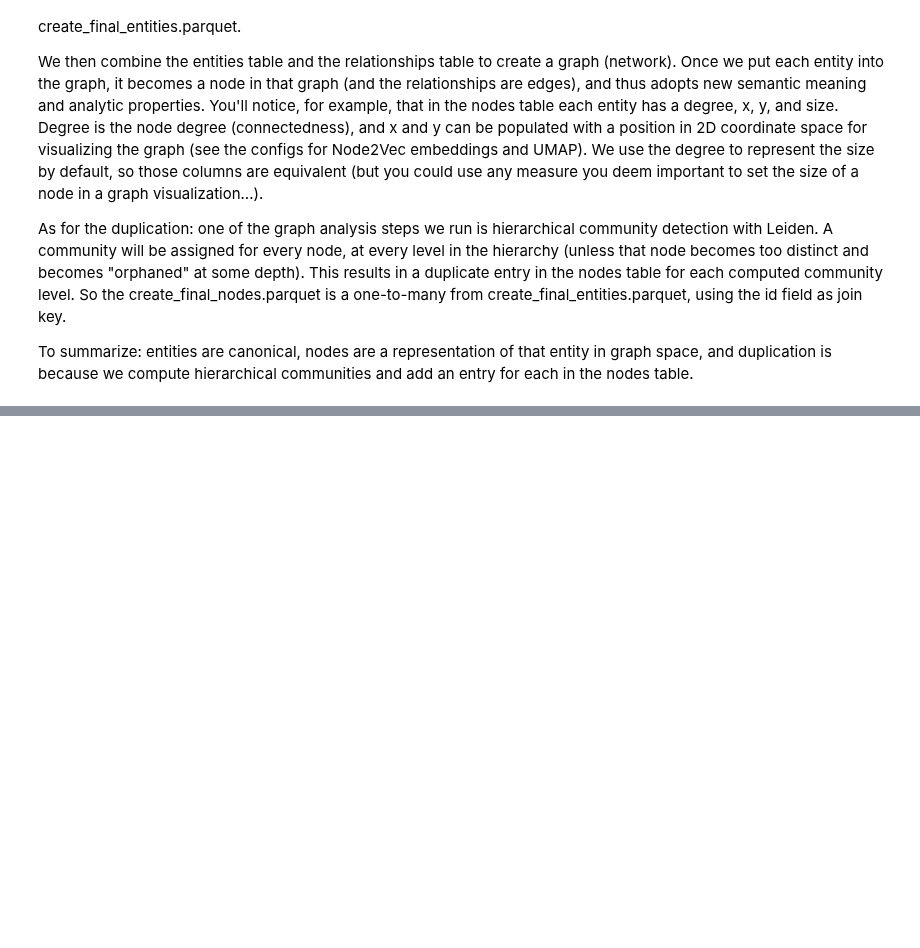
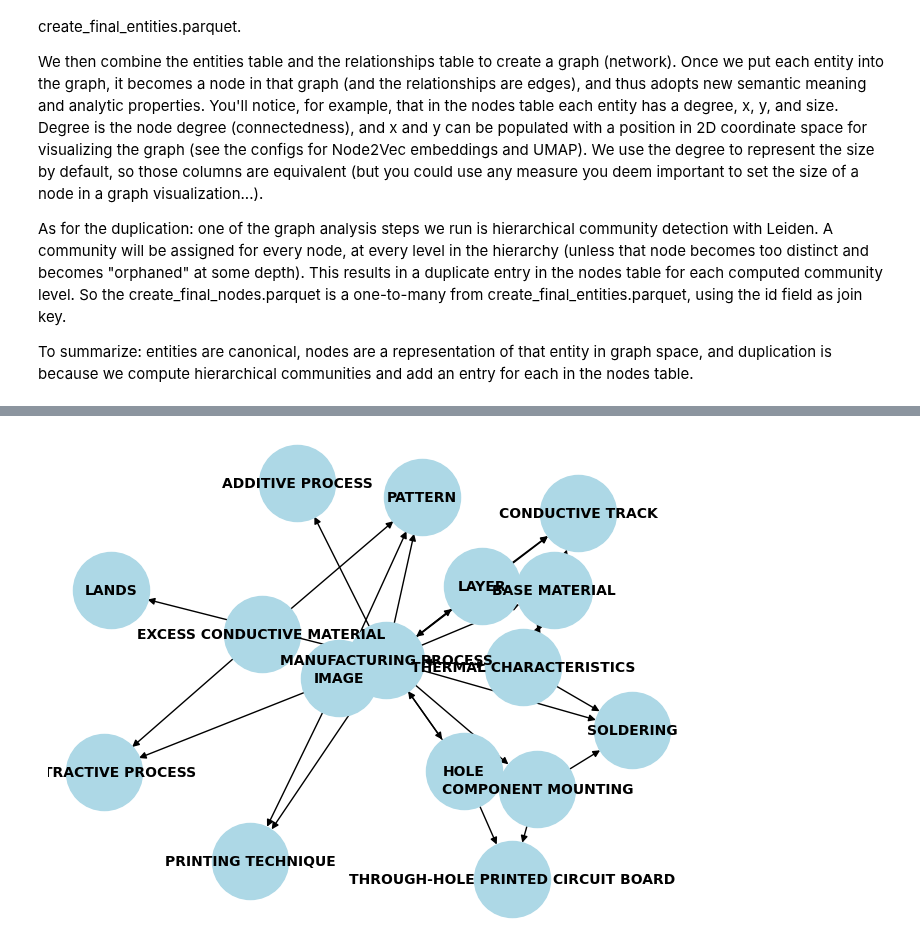
Before and after one commit to majidsh97/LLM, a Jupyter notebook: GraphRag/entity_eval.ipynb, the cells around one changed output, grey strips where cells are left out. Saved outputs shown, nothing was run; the diff lists cells and outputs as text; code cells hidden in the pictures; blank space fills up the shorter version.

```diff
--- a/GraphRag/entity_eval.ipynb
+++ b/GraphRag/entity_eval.ipynb
@@ -144,0 +620,15 @@ final_relationships.sort_values('weight',ascending=False)
+# %%
+prompt = """from TEXT there are many relationships missing.
+TEXT:
+###
+{text}
+###
+relationships:
+###
+{relationships}
+###
+missing relationships:""".format(text=input_eval['text'][0],relationships=relationships_str)
+
+print(prompt)
+res = completion(msg=prompt)
+res
@@ -145,3 +670,26 @@ final_relationships.sort_values('weight',ascending=False)
+# %%
+from matplotlib import pyplot as plt
+import networkx as nx
+def create_graph(data):
+    G = nx.DiGraph()
+
+    # Add edges with attributes
+    for item in data:
+        G.add_edge(item['source'], item['target'], description=item['description'])
+
+    # Draw the graph
+    pos = nx.spring_layout(G)
+    nx.draw(G, pos, with_labels=True, node_size=3000, node_color="lightblue", font_size=10, font_weight="bold", arrows=True)
+
+    # Draw edge labels
+    #edge_labels = {(item['source'], item['target']): item['description'] for item in data}
+    #nx.draw_networkx_edge_labels(G, pos, edge_labels=edge_labels, font_size=8)
+
+    plt.show()
+
+create_graph(res['relationships'])
+# %% [output]
+[figure, added]
 # %%
 be = pd.read_parquet(output_path+'create_base_entity_graph.parquet')
 be
```
Also changed, not shown: parts of 24 cells of this notebook, 10 other files.
